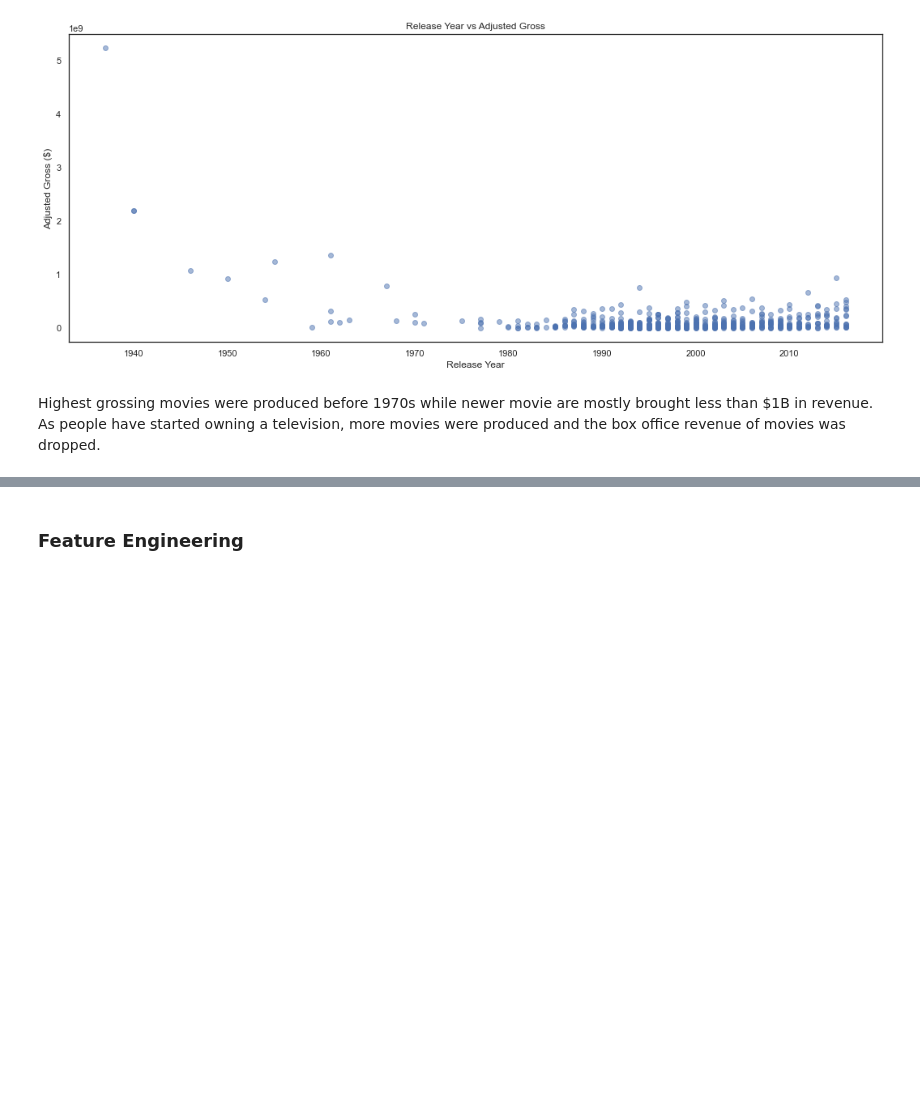
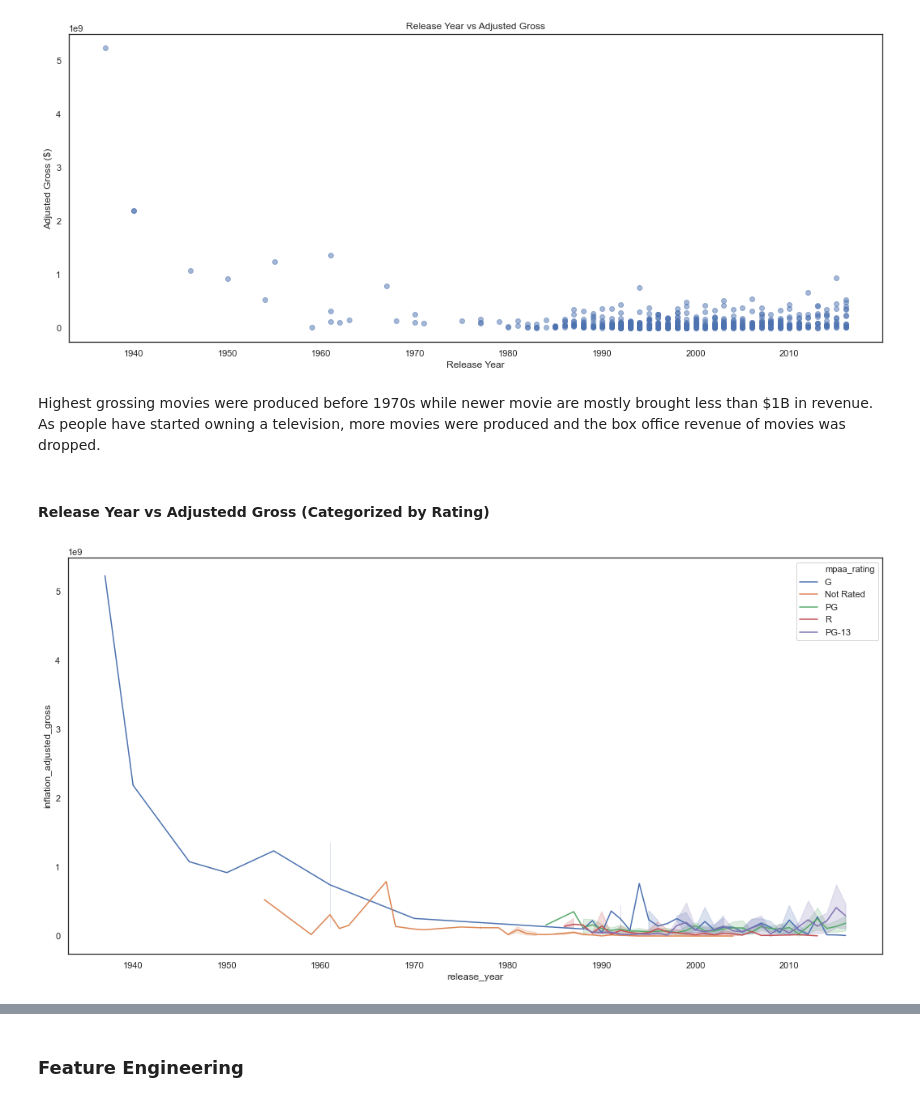
Before and after one commit to sibeltan/disney_movies_analysis, a Jupyter notebook: Disney_Movies_Notebook.ipynb, the cells around one changed output, grey strips where cells are left out. Cells and saved outputs as stored; diff of their text form; code cells hidden in the pictures; blank space fills up the shorter version.

```diff
--- a/Disney_Movies_Notebook.ipynb
+++ b/Disney_Movies_Notebook.ipynb
@@ -416,0 +430,12 @@ Highest grossing movies were produced before 1970s while newer movie are mostly
+# %% [markdown]
+#### Release Year vs Adjustedd Gross (Categorized by Rating)
+# %%
+plt.figure(figsize=(18,9))
+
+sns.lineplot(x='release_year',
+            y='inflation_adjusted_gross',
+            hue='mpaa_rating',
+           # style = 'genre',
+            data=disney_movies_df);
+# %% [output]
+[figure, added]
```
Also changed, not shown: parts of 22 cells of this notebook, 3 other files.
